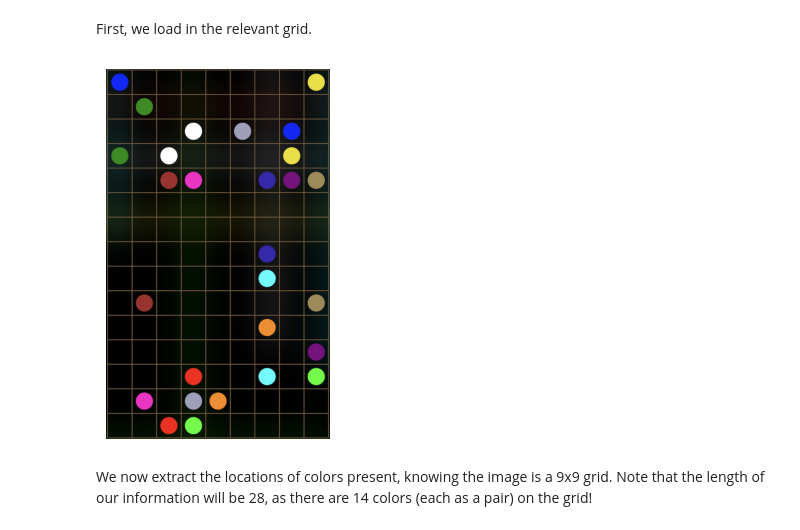
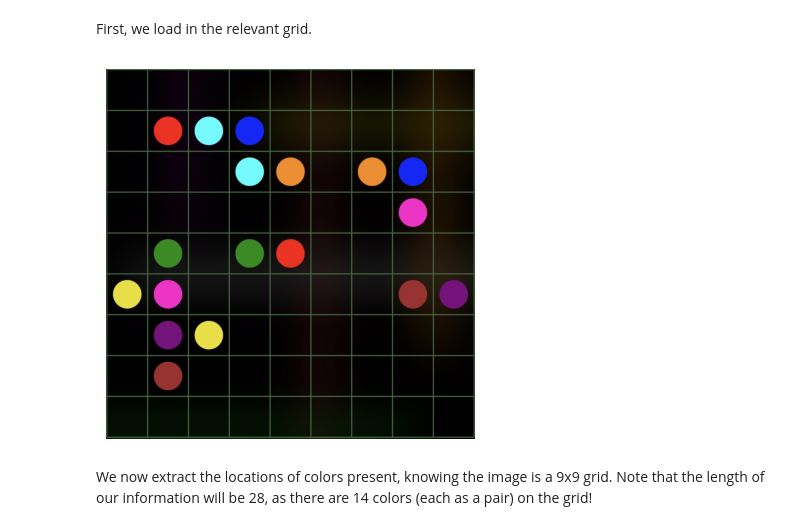
Before and after one commit to Mingbei-Liu/Flow, a Jupyter notebook: flow.ipynb, the cells around one changed output. Drawn from its saved outputs; the diff is of its cells as text; code cells hidden in the pictures.

```diff
--- a/flow.ipynb
+++ b/flow.ipynb
@@ -11,12 +11,12 @@ import matplotlib.pyplot as plt
 # %% [markdown]
 First, we load in the relevant grid.
 # %%
-img = flow.load_img("examples/example_4.png")
+img = flow.load_img("examples/example_1.png")
 plt.imshow(img)
 plt.axis('off')
 plt.show()
 # %% [output]
-[figure, old version]
+[figure, new version]
 # %% [markdown]
 We now extract the locations of colors present, knowing the image is a 9x9 grid. Note that the length of our information will be 28, as there are 14 colors (each as a pair) on the grid!
 # %%
```
Also changed, not shown: parts of 12 cells of this notebook.
